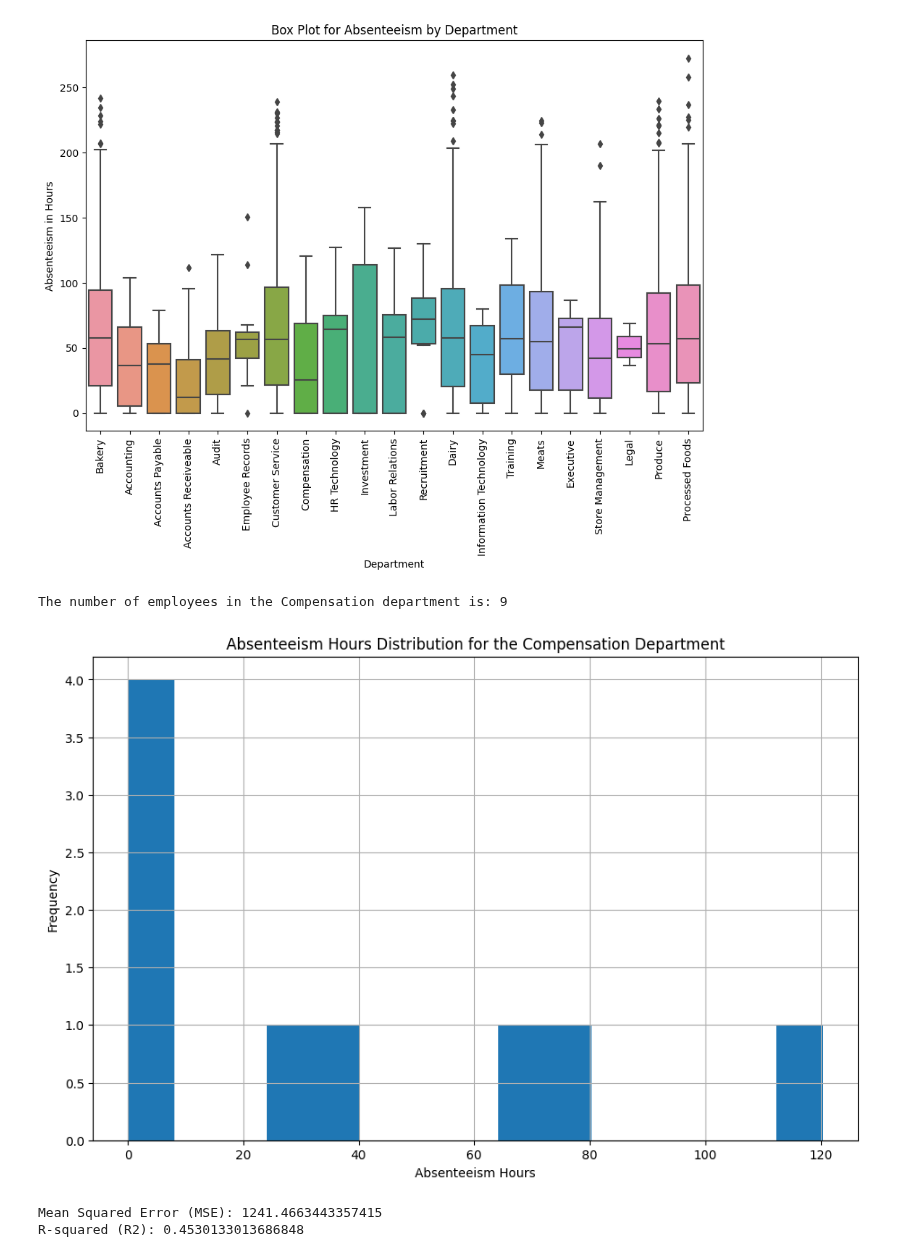
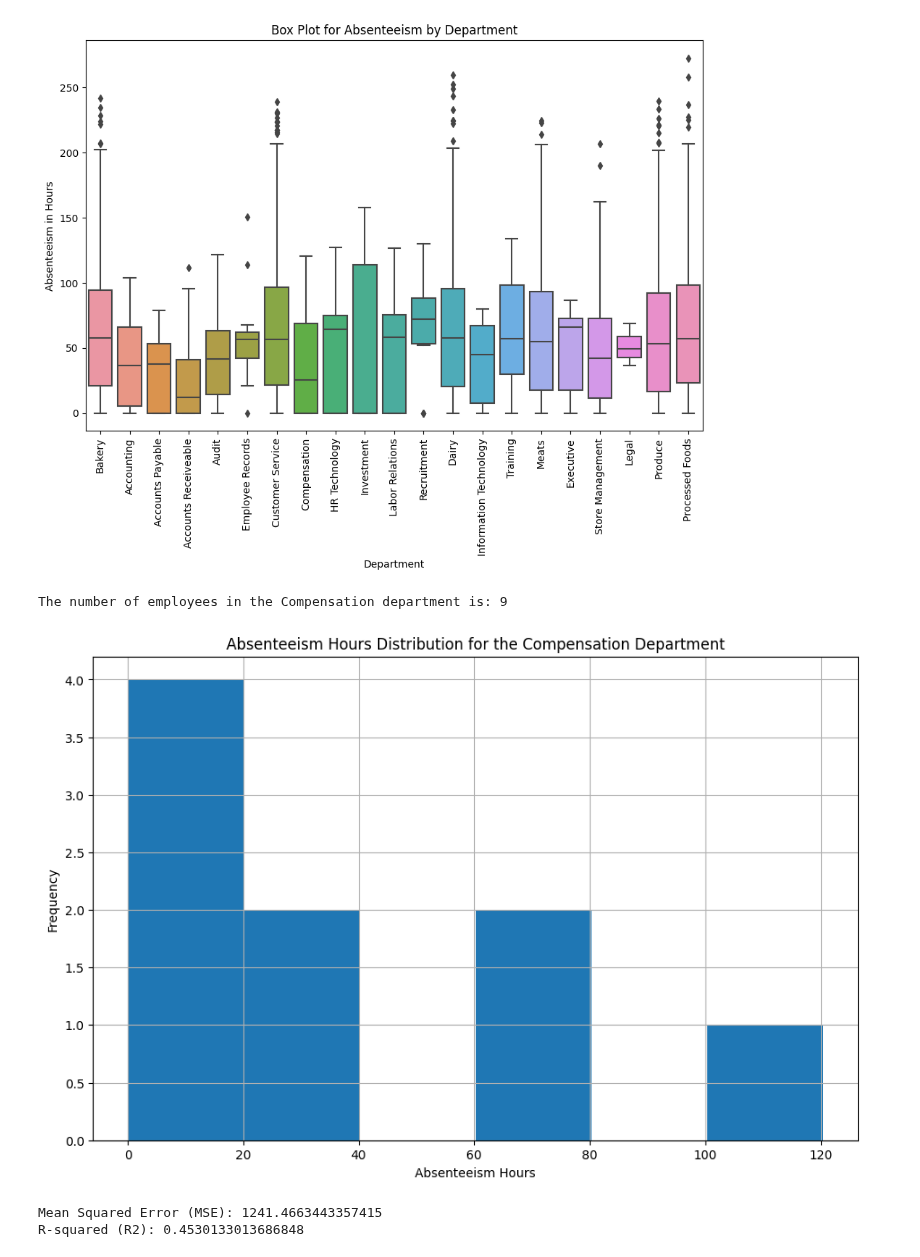
Before and after one commit to VladSaaS/peopleanlaytics, a Jupyter notebook: MFG Employee Absenteeism/MFGAbsenteeism.ipynb, the cells around one changed output. Saved outputs shown, nothing was run; the diff lists cells and outputs as text; code cells hidden in the pictures.

Commit message:
modified hist for absenteeism in compensation dpt.

```diff
--- a/MFG Employee Absenteeism/MFGAbsenteeism.ipynb
+++ b/MFG Employee Absenteeism/MFGAbsenteeism.ipynb
@@ -60,16 +60,16 @@ plt.show()
 # %%
 # Exploring the Compensation department
 compensation_department = df[df['DepartmentName'] == 'Compensation']
 print('The number of employees in the Compensation department is:', len(compensation_department))
 
-compensation_department['AbsentHours'].hist(bins=15, figsize=(11, 7))
+compensation_department['AbsentHours'].hist(bins=6, figsize=(11, 7))
 plt.title('Absenteeism Hours Distribution for the Compensation Department')
 plt.xlabel('Absenteeism Hours')
 plt.ylabel('Frequency')
 plt.show()
 # %% [output]
 The number of employees in the Compensation department is: 9
-[figure, old version]
+[figure, new version]
 # %%
 # Running a decission tree regressor analyis to predict absenteeism
 
```
